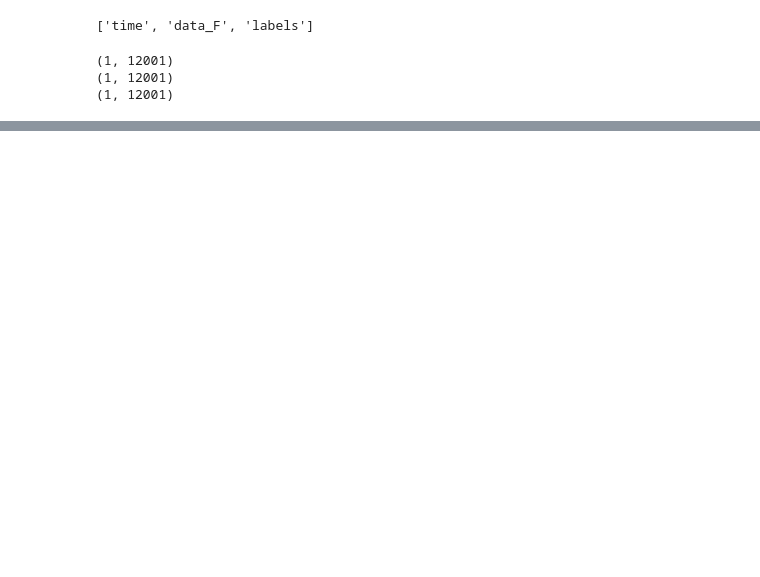
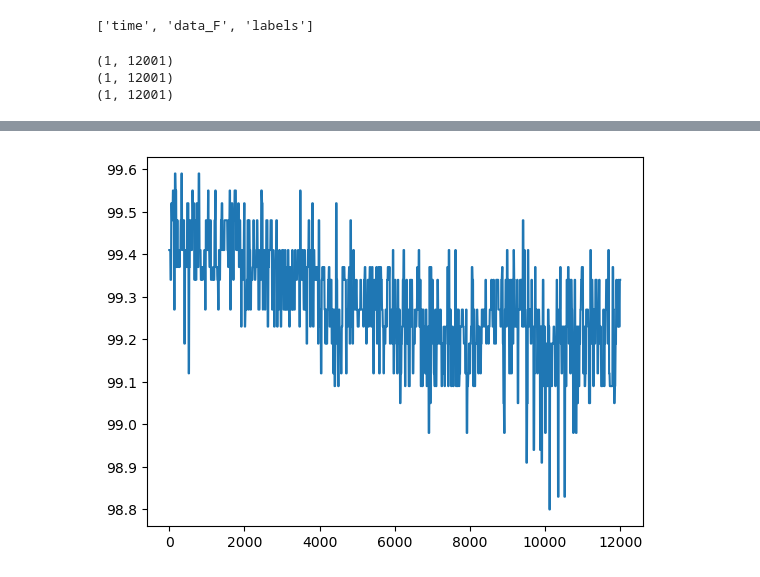
Before and after one commit to dnxjcui/Temperature_Heartrate_Sensor, a Jupyter notebook: load_data.ipynb, the cells around one changed output, grey strips where cells are left out. Saved outputs shown, nothing was run; the diff lists cells and outputs as text; code cells hidden in the pictures; blank space fills up the shorter version.

```diff
--- a/load_data.ipynb
+++ b/load_data.ipynb
@@ -32,0 +40,5 @@ print(data['labels'][:10])
+# %%
+plt.plot(np.arange(data['labels'].shape[1]), data['data_F'].flatten())
+plt.show()
+# %% [output]
+[figure, added]
```
Also changed, not shown: parts of 4 cells of this notebook, 3 other files.
